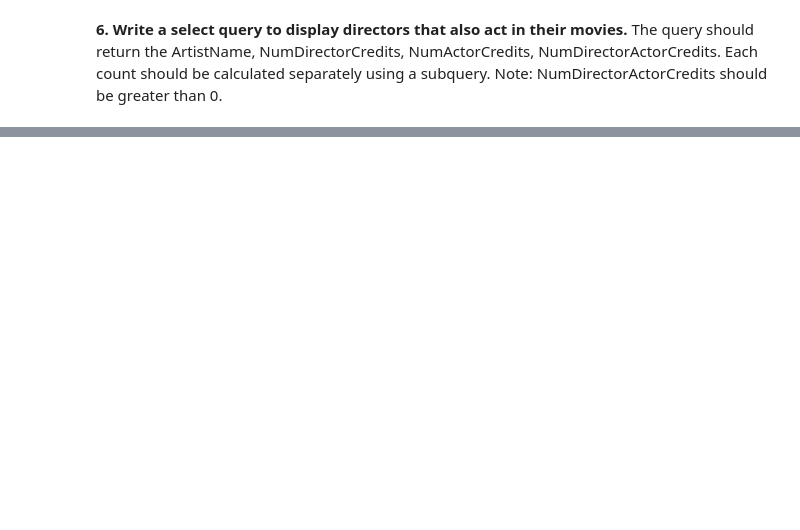
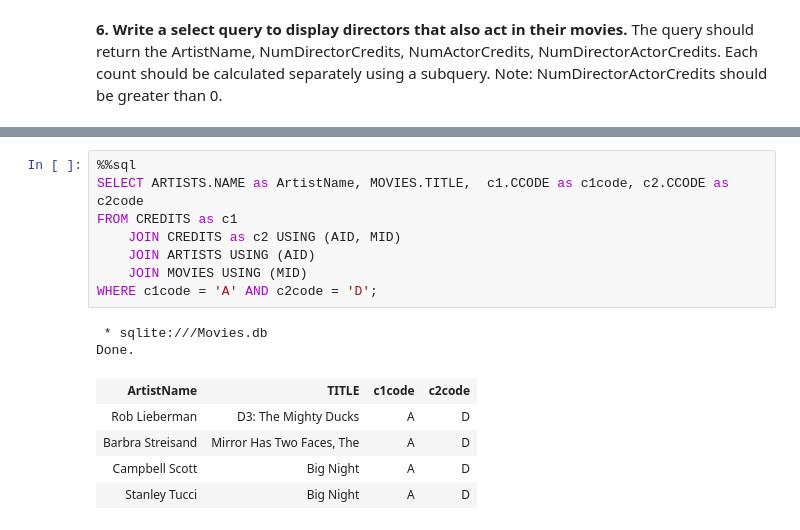
Before and after one commit to mdisanto2/movies-tonight-mdisanto2, a Jupyter notebook: Part4.ipynb, the cells around one changed output, grey strips where cells are left out. Cells and saved outputs as stored; diff of their text form; blank space fills up the shorter version.

```diff
--- a/Part4.ipynb
+++ b/Part4.ipynb
@@ -22,0 +154,16 @@ The query should use `JOIN` syntax as described in your textbook. Also, use alia
+# %%
+%%sql
+SELECT ARTISTS.NAME as ArtistName, MOVIES.TITLE,  c1.CCODE as c1code, c2.CCODE as c2code
+FROM CREDITS as c1
+    JOIN CREDITS as c2 USING (AID, MID)
+    JOIN ARTISTS USING (AID)
+    JOIN MOVIES USING (MID)
+WHERE c1code = 'A' AND c2code = 'D';
+# %% [output]
+ * sqlite:///Movies.db
+Done.
+| ArtistName | TITLE | c1code | c2code |
+| Rob Lieberman | D3: The Mighty Ducks | A | D |
+| Barbra Streisand | Mirror Has Two Faces, The | A | D |
+| Campbell Scott | Big Night | A | D |
+| Stanley Tucci | Big Night | A | D |
```
Also changed, not shown: parts of 8 cells of this notebook.
